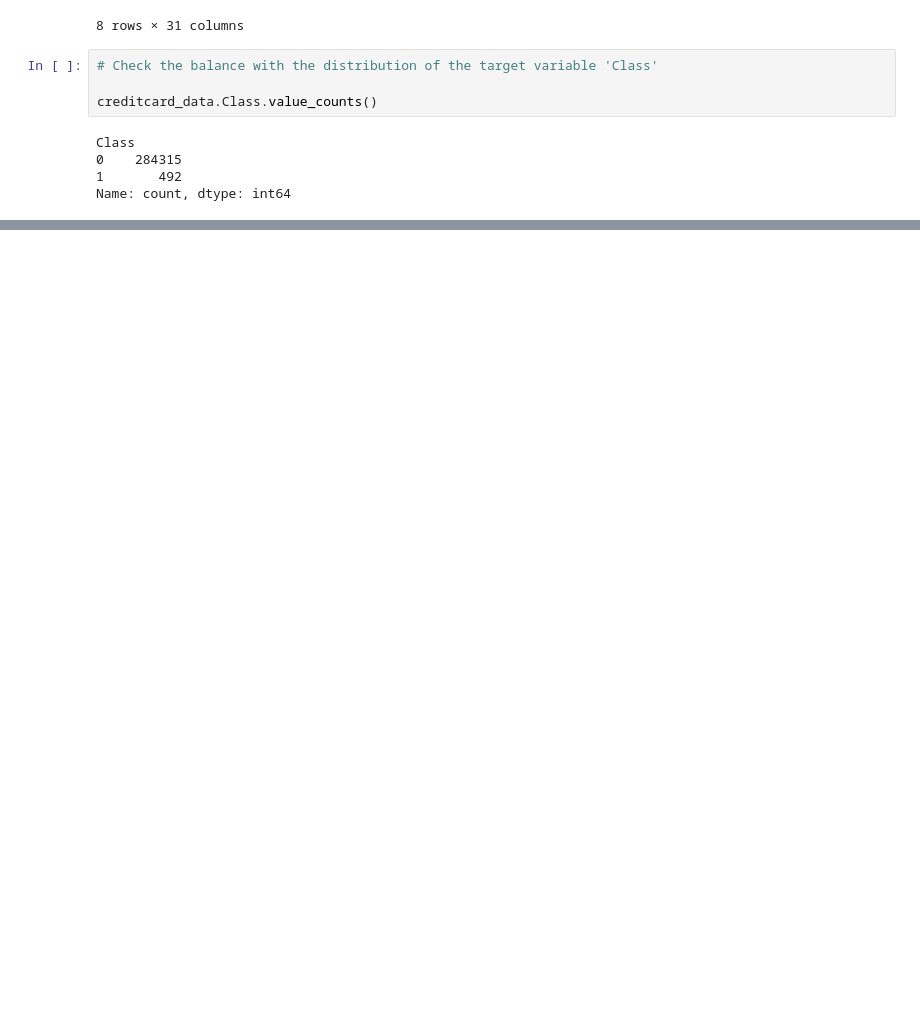
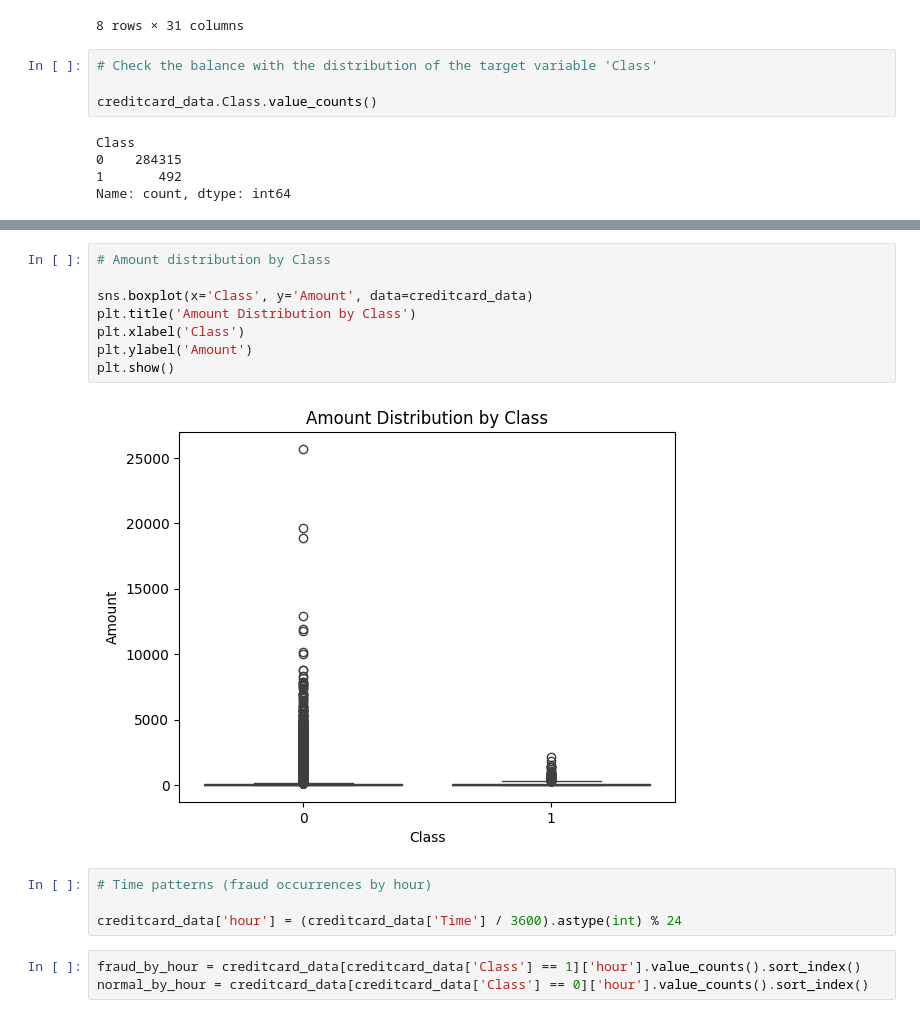
Before and after one commit to kgarred/credit-card-fraud-detection, a Jupyter notebook: notebook/fraud_detection_EDA.ipynb, the cells around one changed output, grey strips where cells are left out. Saved outputs shown, nothing was run; the diff lists cells and outputs as text; blank space fills up the shorter version.

```diff
--- a/notebook/fraud_detection_EDA.ipynb
+++ b/notebook/fraud_detection_EDA.ipynb
@@ -95,0 +113,17 @@ plt.show()
+# %%
+# Amount distribution by Class
+
+sns.boxplot(x='Class', y='Amount', data=creditcard_data)
+plt.title('Amount Distribution by Class')
+plt.xlabel('Class')
+plt.ylabel('Amount')
+plt.show()
+# %% [output]
+[figure, added]
+# %%
+# Time patterns (fraud occurrences by hour)
+
+creditcard_data['hour'] = (creditcard_data['Time'] / 3600).astype(int) % 24
+# %%
+fraud_by_hour = creditcard_data[creditcard_data['Class'] == 1]['hour'].value_counts().sort_index()
+normal_by_hour = creditcard_data[creditcard_data['Class'] == 0]['hour'].value_counts().sort_index()
```
Also changed, not shown: parts of 6 cells of this notebook.
